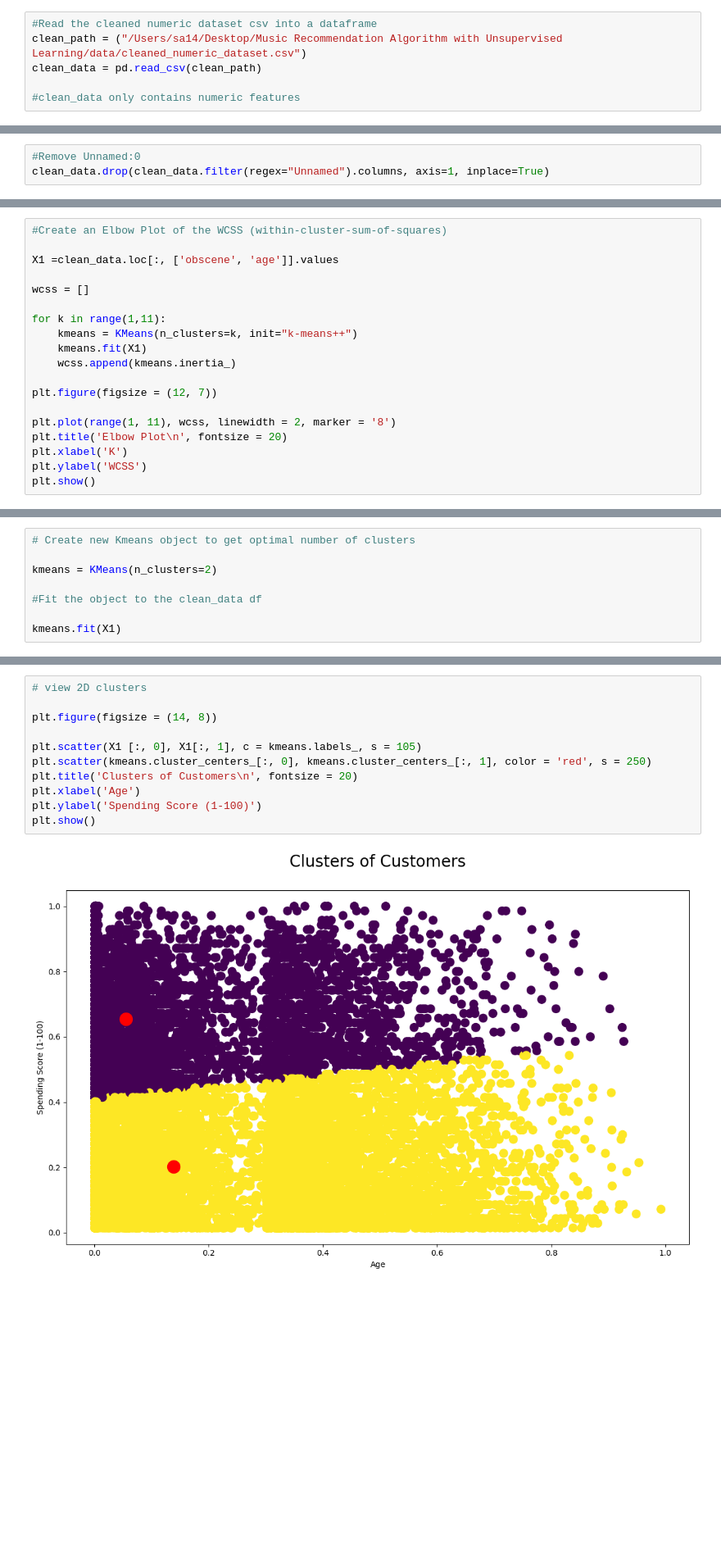
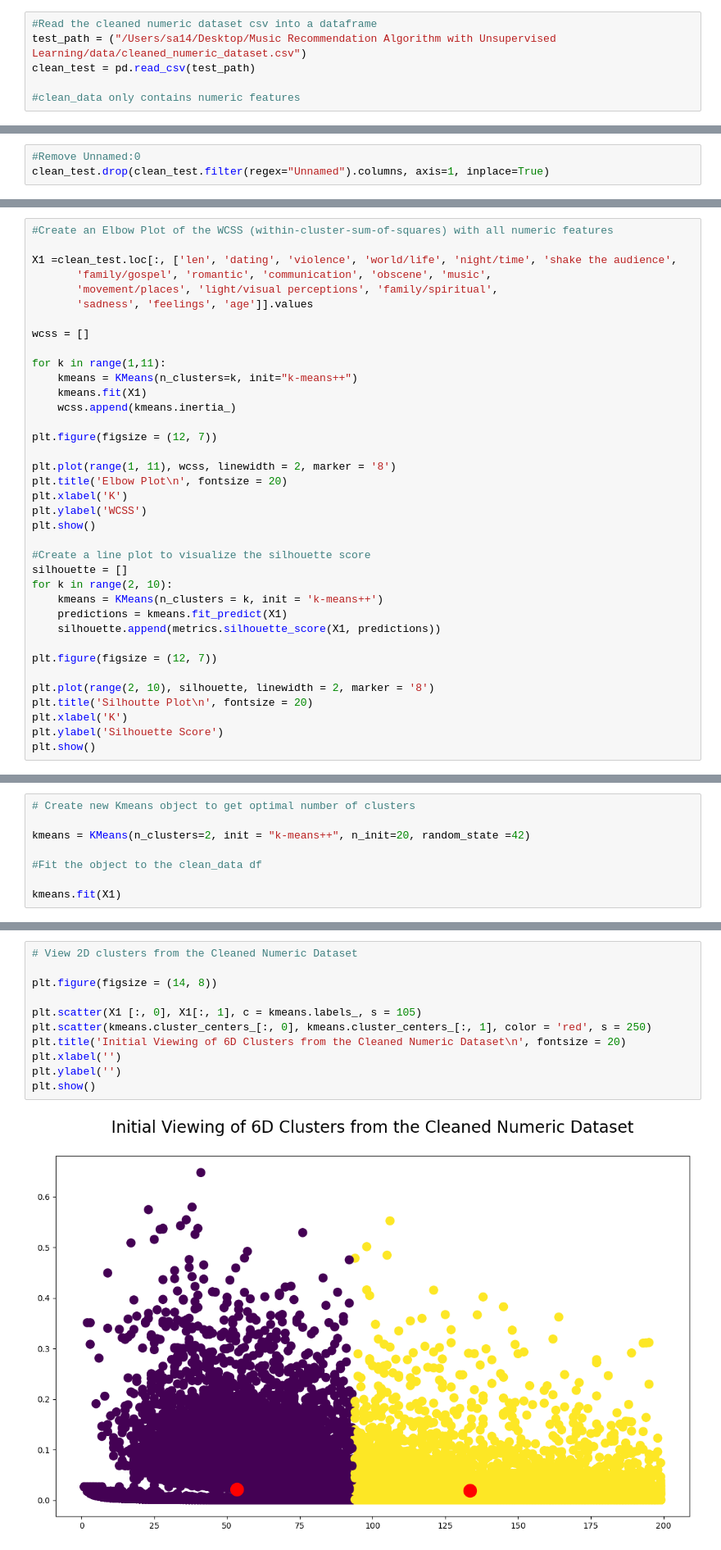
Before and after one commit to thetechleila/Music-Recommendation-Algorithm, a Jupyter notebook: code/model.ipynb, the cells around one changed output, grey strips where cells are left out. Shown at 82% size. Saved outputs shown, nothing was run; the diff lists cells and outputs as text; blank space fills up the shorter version.

```diff
--- a/code/model.ipynb
+++ b/code/model.ipynb
@@ -14,7 +16,7 @@ ___
 # %%
 #Read the cleaned numeric dataset csv into a dataframe
-clean_path = ("/Users/sa14/Desktop/Music Recommendation Algorithm with Unsupervised Learning/data/cleaned_numeric_dataset.csv")
-clean_data = pd.read_csv(clean_path)
+test_path = ("/Users/sa14/Desktop/Music Recommendation Algorithm with Unsupervised Learning/data/cleaned_numeric_dataset.csv")
+clean_test = pd.read_csv(test_path)
 
 #clean_data only contains numeric features
 # %%
@@ -28,6 +30,6 @@ clean_data.head()
 | 4 | 4 | 1950 | 48 | 0.001350 | 0.001350 | 0.417772 | 0.001350 | 0.001350 | ... |
 # %%
 #Remove Unnamed:0
-clean_data.drop(clean_data.filter(regex="Unnamed").columns, axis=1, inplace=True)
+clean_test.drop(clean_test.filter(regex="Unnamed").columns, axis=1, inplace=True)
 # %%
 #Reintroduce the categorical identifiers list from the transform.ipynb notebook
@@ -35,7 +39,10 @@ categorical_ids = ['artist_name', 'track_name', 'genre', 'topic', 'lyrics']
 # %%
-#Create an Elbow Plot of the WCSS (within-cluster-sum-of-squares)
+#Create an Elbow Plot of the WCSS (within-cluster-sum-of-squares) with all numeric features
 
-X1 =clean_data.loc[:, ['obscene', 'age']].values
+X1 =clean_test.loc[:, ['len', 'dating', 'violence', 'world/life', 'night/time', 'shake the audience',
+       'family/gospel', 'romantic', 'communication', 'obscene', 'music',
+       'movement/places', 'light/visual perceptions', 'family/spiritual',
+       'sadness', 'feelings', 'age']].values
 
 wcss = []
 
@@ -51,4 +58,19 @@ plt.title('Elbow Plot\n', fontsize = 20)
 plt.xlabel('K')
 plt.ylabel('WCSS')
 plt.show()
+
+#Create a line plot to visualize the silhouette score
+silhouette = []
+for k in range(2, 10):
+    kmeans = KMeans(n_clusters = k, init = 'k-means++')
+    predictions = kmeans.fit_predict(X1)
+    silhouette.append(metrics.silhouette_score(X1, predictions))
+
+plt.figure(figsize = (12, 7))
+
+plt.plot(range(2, 10), silhouette, linewidth = 2, marker = '8')
+plt.title('Silhoutte Plot\n', fontsize = 20)
+plt.xlabel('K')
+plt.ylabel('Silhouette Score')
+plt.show()
 # %% [output]
@@ -73,7 +92,7 @@ plt.show()
 # %%
 # Create new Kmeans object to get optimal number of clusters
 
-kmeans = KMeans(n_clusters=2)
+kmeans = KMeans(n_clusters=2, init = "k-means++", n_init=20, random_state =42)
 
 #Fit the object to the clean_data df
 
@@ -97,13 +124,13 @@ array([[0.0547119 , 0.65514081],
 # %%
-# view 2D clusters
+# View 2D clusters from the Cleaned Numeric Dataset
 
 plt.figure(figsize = (14, 8))
 
 plt.scatter(X1 [:, 0], X1[:, 1], c = kmeans.labels_, s = 105)
 plt.scatter(kmeans.cluster_centers_[:, 0], kmeans.cluster_centers_[:, 1], color = 'red', s = 250)
-plt.title('Clusters of Customers\n', fontsize = 20)
-plt.xlabel('Age')
-plt.ylabel('Spending Score (1-100)')
+plt.title('Initial Viewing of 6D Clusters from the Cleaned Numeric Dataset\n', fontsize = 20)
+plt.xlabel('')
+plt.ylabel('')
 plt.show()
 # %% [output]
-[figure, old version]
+[figure, new version]
```
Also changed, not shown: parts of 21 cells of this notebook, 2 other files.
